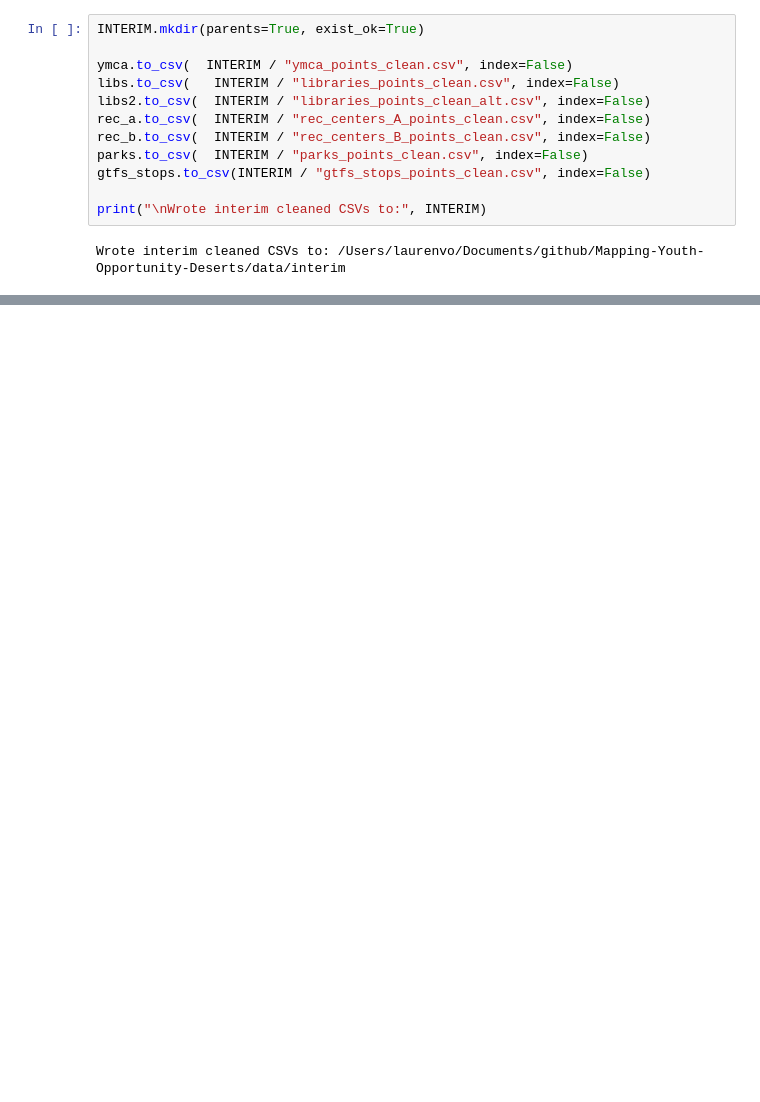
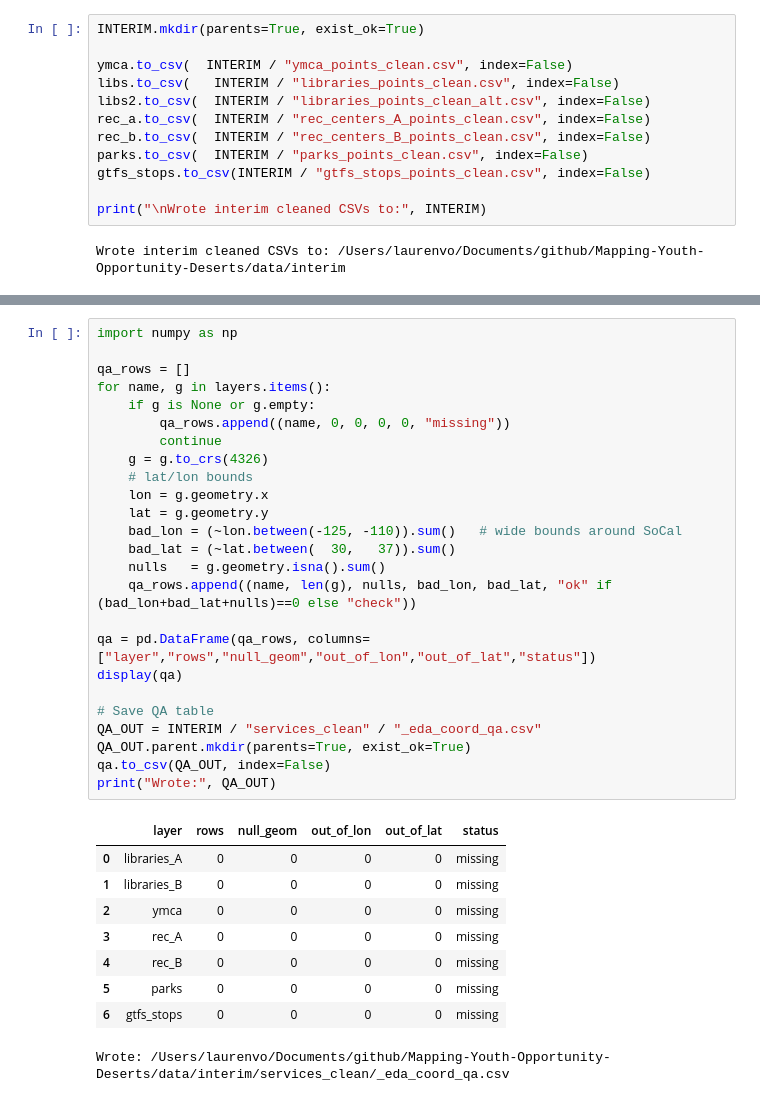
Before and after one commit to Data-Science-Alliance/Mapping-Youth-Opportunity-Deserts, a Jupyter notebook: notebooks/1.2-lv-inventory-eda.ipynb, the cells around one changed output, grey strips where cells are left out. Cells and saved outputs as stored; diff of their text form; blank space fills up the shorter version.

```diff
--- a/notebooks/1.2-lv-inventory-eda.ipynb
+++ b/notebooks/1.2-lv-inventory-eda.ipynb
@@ -289,0 +358,35 @@ Wrote interim cleaned CSVs to: /Users/laurenvo/Documents/github/Mapping-Youth-Op
+# %%
+import numpy as np
+
+qa_rows = []
+for name, g in layers.items():
+    if g is None or g.empty:
+        qa_rows.append((name, 0, 0, 0, 0, "missing"))
+        continue
+    g = g.to_crs(4326)
+    # lat/lon bounds
+    lon = g.geometry.x
+    lat = g.geometry.y
+    bad_lon = (~lon.between(-125, -110)).sum()   # wide bounds around SoCal
+    bad_lat = (~lat.between(  30,   37)).sum()
+    nulls   = g.geometry.isna().sum()
+    qa_rows.append((name, len(g), nulls, bad_lon, bad_lat, "ok" if (bad_lon+bad_lat+nulls)==0 else "check"))
+
+qa = pd.DataFrame(qa_rows, columns=["layer","rows","null_geom","out_of_lon","out_of_lat","status"])
+display(qa)
+
+# Save QA table
+QA_OUT = INTERIM / "services_clean" / "_eda_coord_qa.csv"
+QA_OUT.parent.mkdir(parents=True, exist_ok=True)
+qa.to_csv(QA_OUT, index=False)
+print("Wrote:", QA_OUT)
+# %% [output]
+|  | layer | rows | null_geom | out_of_lon | out_of_lat | status |
+| 0 | libraries_A | 0 | 0 | 0 | 0 | missing |
+| 1 | libraries_B | 0 | 0 | 0 | 0 | missing |
+| 2 | ymca | 0 | 0 | 0 | 0 | missing |
+| 3 | rec_A | 0 | 0 | 0 | 0 | missing |
+| 4 | rec_B | 0 | 0 | 0 | 0 | missing |
+| 5 | parks | 0 | 0 | 0 | 0 | missing |
+| 6 | gtfs_stops | 0 | 0 | 0 | 0 | missing |
+Wrote: /Users/laurenvo/Documents/github/Mapping-Youth-Opportunity-Deserts/data/interim/services_clean/_eda_coord_qa.csv
```
Also changed, not shown: parts of 3 cells of this notebook, 12 other files.
